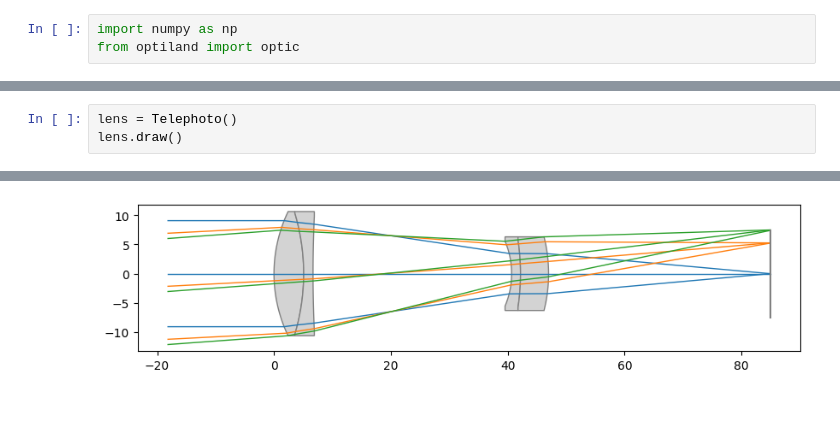
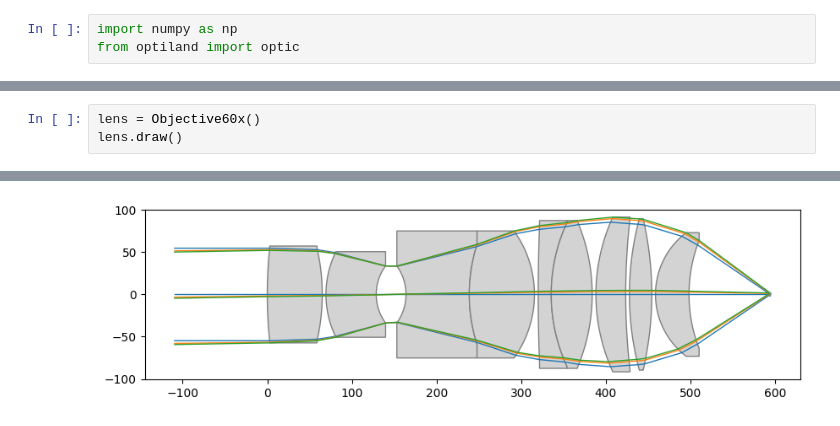
Before and after one commit to HarrisonKramer/optiland, a Jupyter notebook: docs/gallery/specialized_lenses/microscope.ipynb, the cells around one changed output, grey strips where cells are left out. Saved outputs shown, nothing was run; the diff lists cells and outputs as text.

```diff
--- a/docs/gallery/specialized_lenses/microscope.ipynb
+++ b/docs/gallery/specialized_lenses/microscope.ipynb
@@ -36,4 +55,4 @@ class Telephoto(optic.Optic):
 # %%
-lens = Telephoto()
+lens = Objective60x()
 lens.draw()
 # %% [output]
@@ -40 +61 @@ lens.draw()
-[figure, old version]
+[figure, new version]
```
Also changed, not shown: parts of 5 cells of this notebook, 4 other files.
